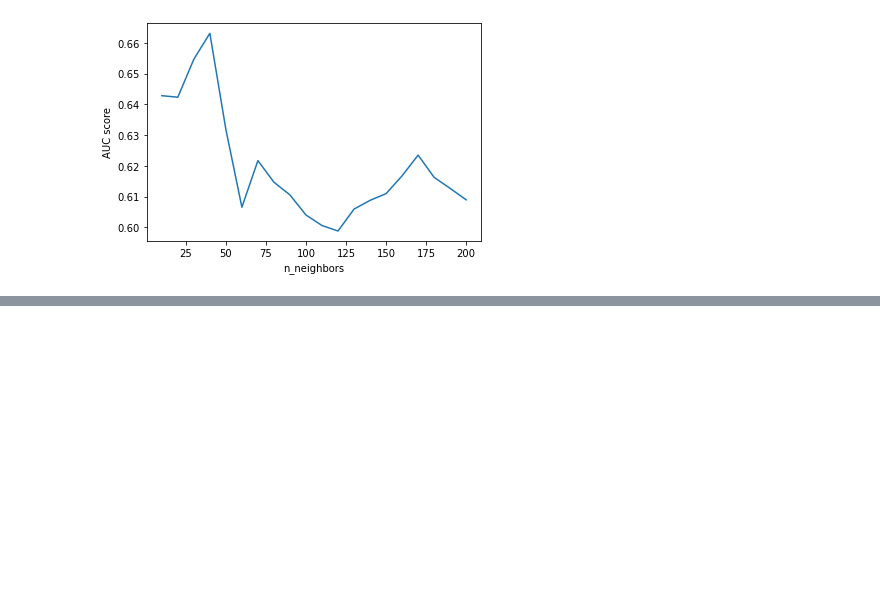
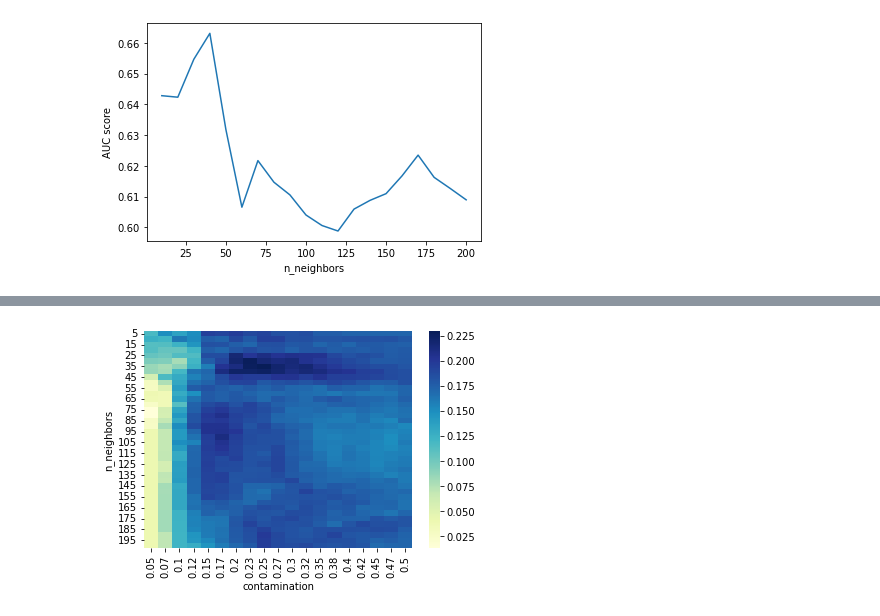
Before and after one commit to johnantonn/cash-for-unsupervised-ad, a Jupyter notebook: src/notebooks/ad_hpo.ipynb, the cells around one changed output, grey strips where cells are left out. Saved outputs shown, nothing was run; the diff lists cells and outputs as text; code cells hidden in the pictures; blank space fills up the shorter version.

```diff
--- a/src/notebooks/ad_hpo.ipynb
+++ b/src/notebooks/ad_hpo.ipynb
@@ -64,3 +62,11 @@ ValueError: Shape of passed values is (40, 19), indices imply (20, 19)
+# %%
+ax = sns.heatmap(f1_scores_2_df, cmap="YlGnBu")
+ax.set_xlabel('contamination')
+ax.set_ylabel('n_neighbors')
+fig = ax.get_figure()
+fig.savefig("lof_hpo.png")
+# %% [output]
+[figure, added]
 # %%
 # Example 3
 from pyod.models.iforest import IForest
```
Also changed, not shown: parts of 1 cell of this notebook, 1 other file.
